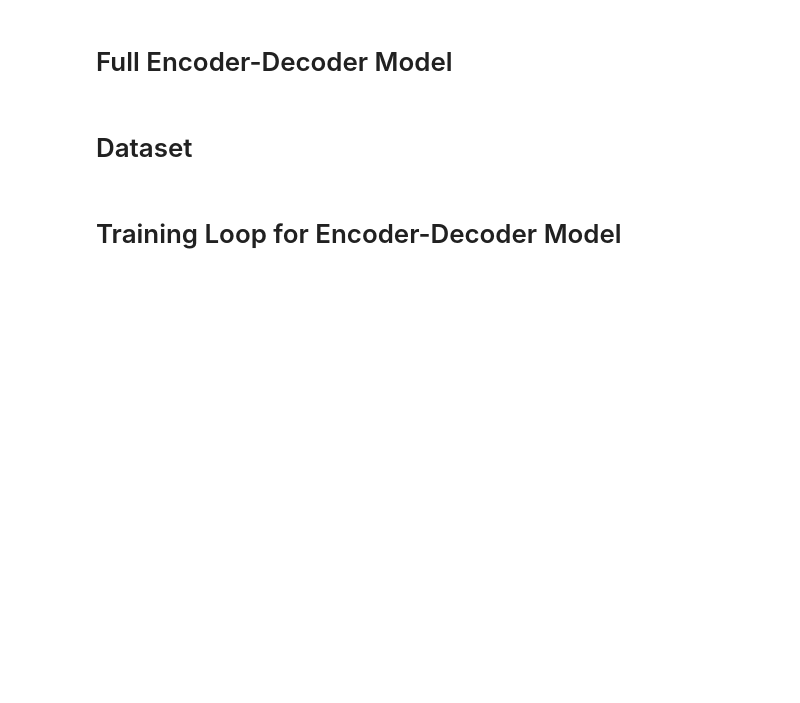
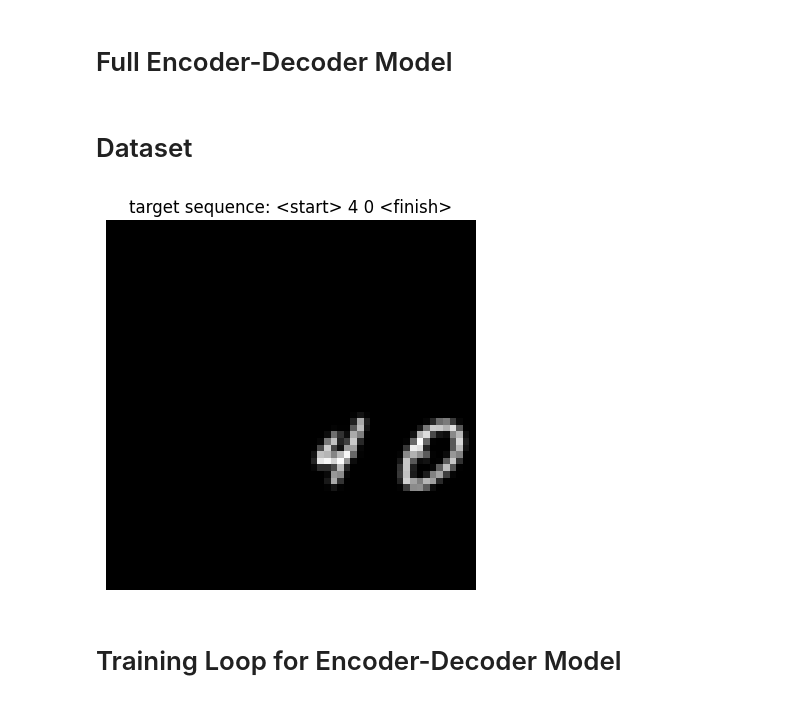
Before and after one commit to k0r1g/vision-transformer, a Jupyter notebook: v4_vit.ipynb, the cells around one changed output. Cells and saved outputs as stored; diff of their text form; code cells hidden in the pictures; blank space fills up the shorter version.

```diff
--- a/v4_vit.ipynb
+++ b/v4_vit.ipynb
@@ -545,17 +501,20 @@ print("target txt :", ' '.join(VOCAB_INV[i] for i in sample['target']
 # %%
 import multiprocessing as mp
 mp.set_start_method("fork", force=True)
 
 # quick sanity-check: show a random training sample
 sample = next(iter(train_dataloader))
 img_grid = sample['image'][0].squeeze().cpu()   # (56,56)
 target   = sample['target'][0].tolist()
-seq_txt  = ' '.join([str(VOCAB_INV[t]) for t in target if t != PAD_IDX])
+seq_txt = ' '.join([VOCAB_INV[t] for t in target   # after padding
+                    if t not in (PAD_IDX,)])
 
 plt.imshow(img_grid, cmap='gray')
 plt.title(f"target sequence: {seq_txt}")
 plt.axis('off')
 plt.show()
+# %% [output]
+[figure, added]
 # %%
 #free up space in GPU memory
 torch.cuda.empty_cache()
```
Also changed, not shown: parts of 19 cells of this notebook, 2 other files.
